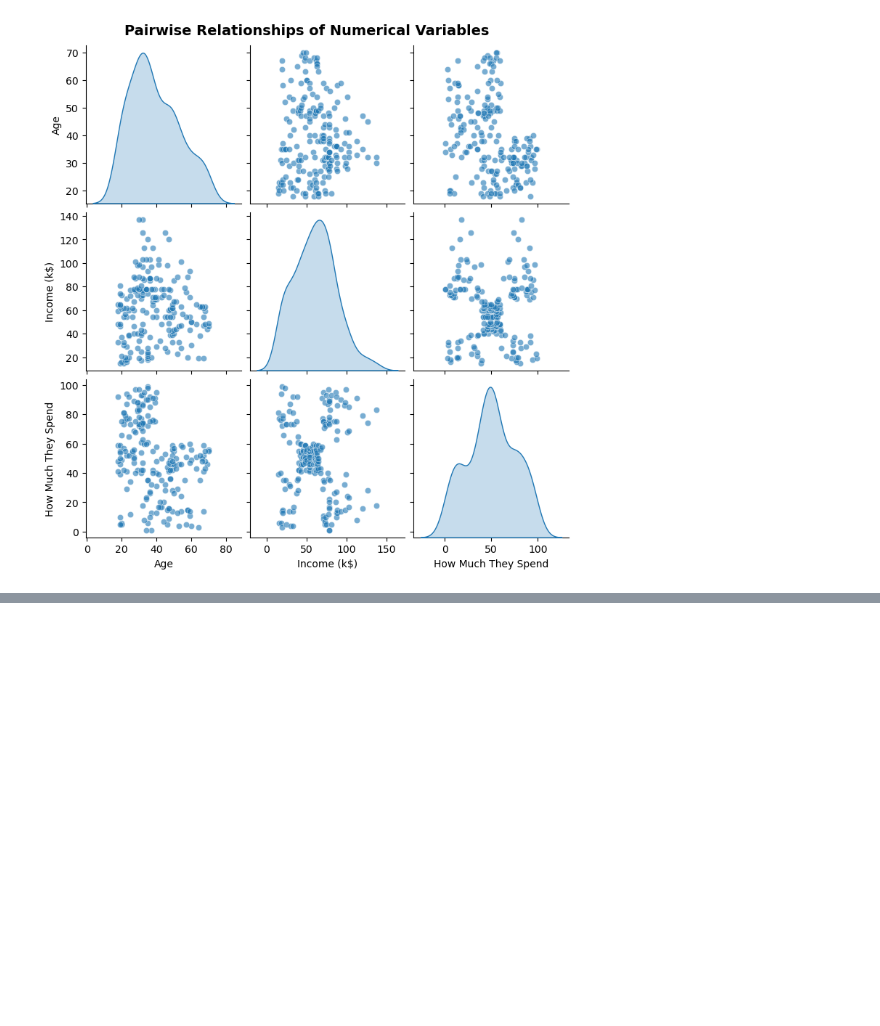
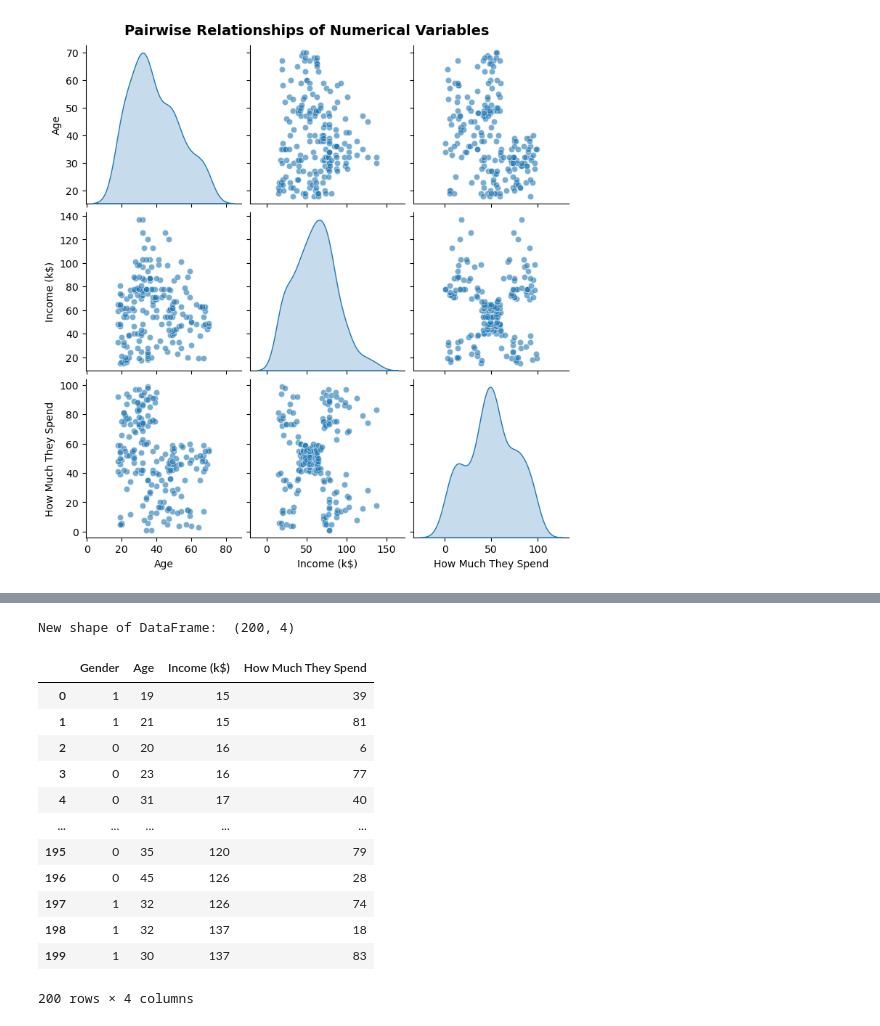
Before and after one commit to Cayden08/AIML, a Jupyter notebook: CA2/p2510893_CA2_PartA_Cayden.ipynb, the cells around one changed output, grey strips where cells are left out. Drawn from its saved outputs; the diff is of its cells as text; code cells hidden in the pictures; blank space fills up the shorter version.

Commit message:
Finsihed Preprocessing (dropping 'CustomerID' column) and additional small updates (added checking for .isnull().sum())

```diff
--- a/CA2/p2510893_CA2_PartA_Cayden.ipynb
+++ b/CA2/p2510893_CA2_PartA_Cayden.ipynb
@@ -329,0 +349,25 @@ Overall, the pairplot reveals weak linear relationships and overlapping patterns
+# %%
+# Label Encoder converts text-based data into numeric format, in this case, convert Gender to represent 0 and 1 instead of 'Male' and 'Female'
+le = LabelEncoder()
+customer_df['Gender'] = le.fit_transform(customer_df['Gender'])
+
+# drop 'Customer ID' column as it is irrelevant
+customer_df = customer_df.drop(columns=['CustomerID'])
+
+print("New shape of DataFrame: ", customer_df.shape)
+customer_df
+# %% [output]
+New shape of DataFrame:  (200, 4)
+|  | Gender | Age | Income (k$) | How Much They Spend |
+| 0 | 1 | 19 | 15 | 39 |
+| 1 | 1 | 21 | 15 | 81 |
+| 2 | 0 | 20 | 16 | 6 |
+| 3 | 0 | 23 | 16 | 77 |
+| 4 | 0 | 31 | 17 | 40 |
+| ... | ... | ... | ... | ... |
+| 195 | 0 | 35 | 120 | 79 |
+| 196 | 0 | 45 | 126 | 28 |
+| 197 | 1 | 32 | 126 | 74 |
+| 198 | 1 | 32 | 137 | 18 |
+| 199 | 1 | 30 | 137 | 83 |
+200 rows × 4 columns
```
Also changed, not shown: parts of 6 cells of this notebook.
